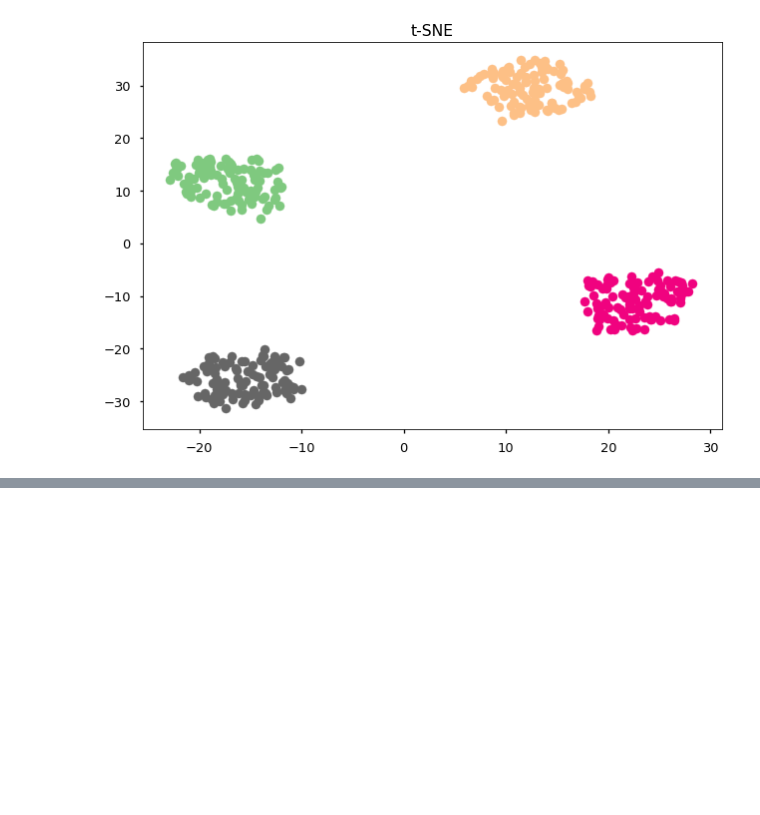
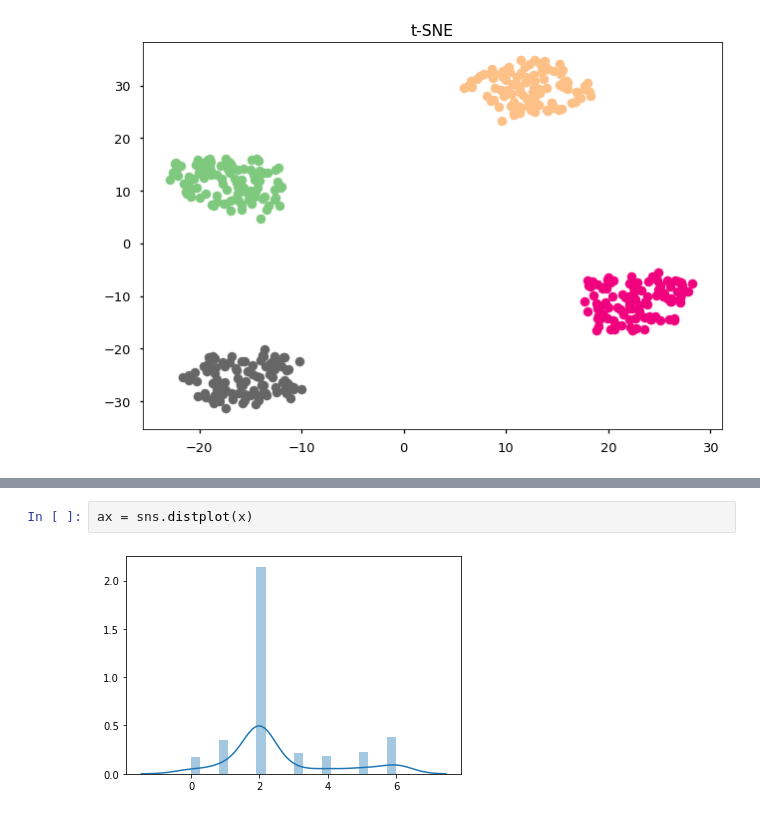
Before and after one commit to NIRVANALAN/Centroid_GCN, a Jupyter notebook: t-sne.ipynb, the cells around one changed output, grey strips where cells are left out. Saved outputs shown, nothing was run; the diff lists cells and outputs as text; blank space fills up the shorter version.

```diff
--- a/t-sne.ipynb
+++ b/t-sne.ipynb
@@ -153,0 +198,4 @@ do_plot(tsne2.fit_transform(hidden_emb[3]), 't-SNE', cora_labels)
+# %%
+ax = sns.distplot(x)
+# %% [output]
+[figure, added]
```
Also changed, not shown: parts of 17 cells of this notebook, 8 other files.
